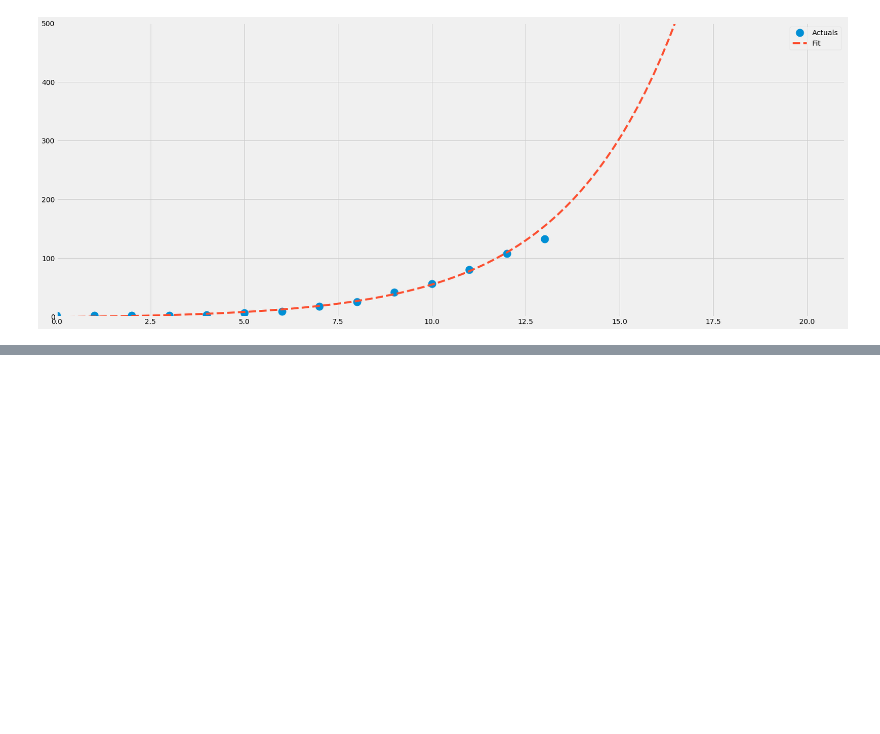
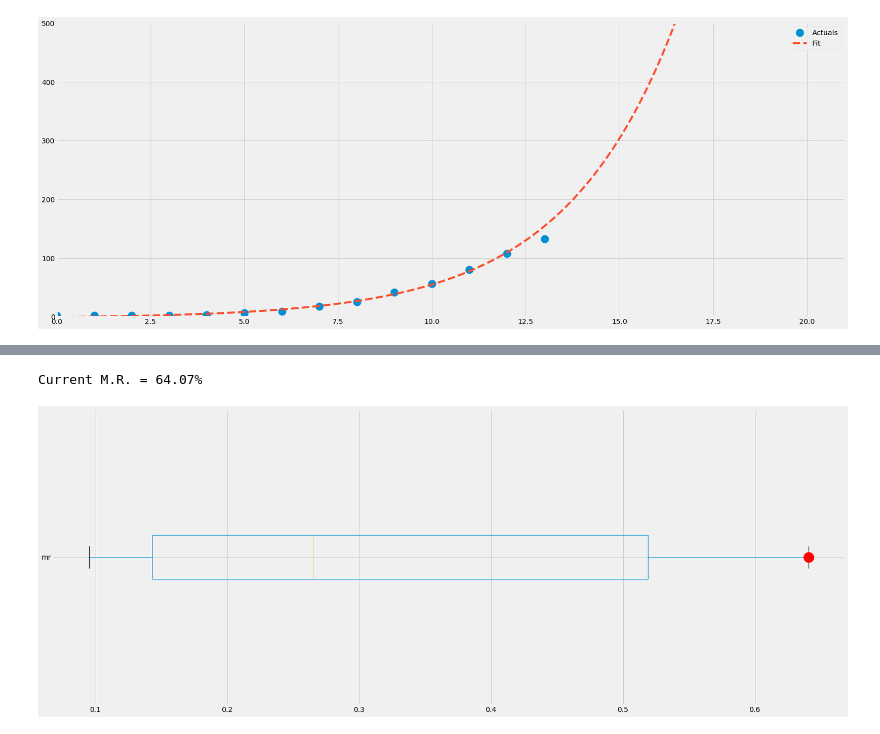
Before and after one commit to smtexas99/ncov19, a Jupyter notebook: ncov2019.ipynb, the cells around one changed output, grey strips where cells are left out. Cells and saved outputs as stored; diff of their text form; code cells hidden in the pictures; blank space fills up the shorter version.

```diff
--- a/ncov2019.ipynb
+++ b/ncov2019.ipynb
@@ -209,0 +224,9 @@ c =  -2.8806352662349752
+# %%
+a=df.mr[12]
+print('Current M.R. = {:.2%}'.format(a))
+df.boxplot(column=['mr'], vert = False)
+plt.plot(a, [1], marker='o', markersize=20, color="red")
+plt.show()
+# %% [output]
+Current M.R. = 64.07%
+[figure, added]
```
Also changed, not shown: parts of 1 cell of this notebook.
